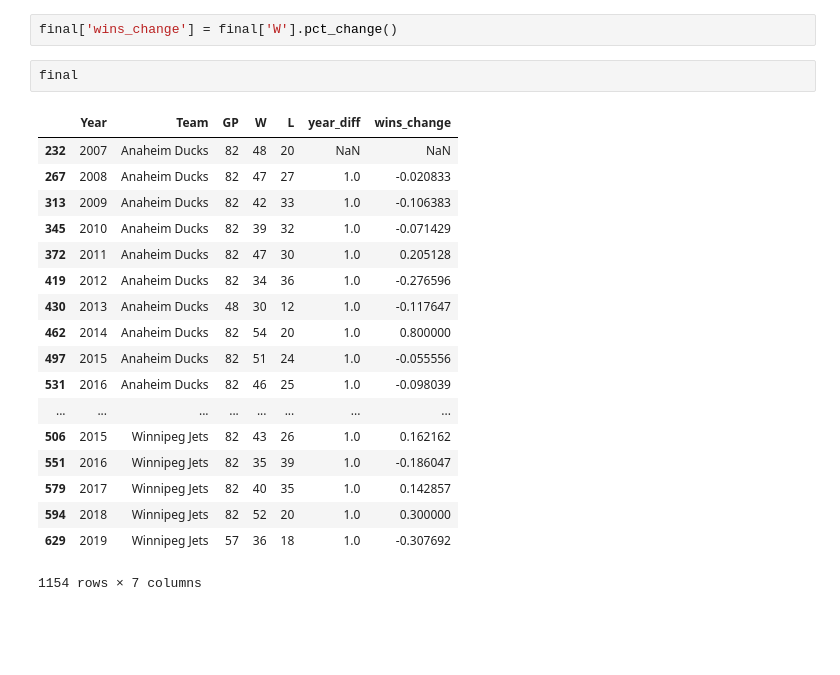
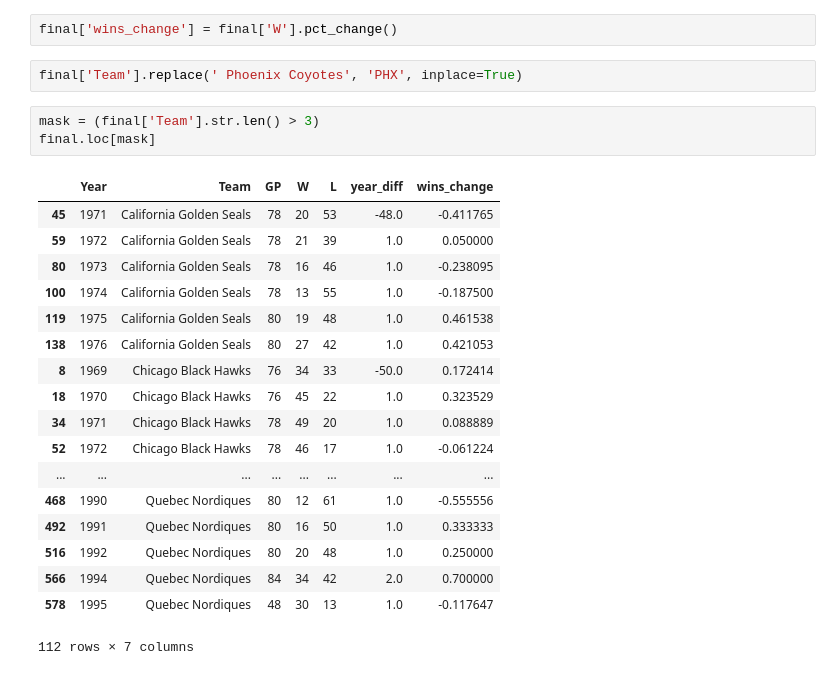
Before and after one commit to AustinMadert/hockey_data_performance, a Jupyter notebook: capstone_project1/cleaning_hockeyref.ipynb, the cells around one changed output. Drawn from its saved outputs; the diff is of its cells as text; blank space fills up the shorter version.

```diff
--- a/capstone_project1/cleaning_hockeyref.ipynb
+++ b/capstone_project1/cleaning_hockeyref.ipynb
@@ -405,24 +405,27 @@ final.sort_values(by=['Team','Year'], inplace=True)
 final['year_diff'] = final['Year'].diff()
 # %%
 final['wins_change'] = final['W'].pct_change()
-# %%
-final
-# %% [output]
-|  | Year | Team | GP | W | L | year_diff | wins_change |
-| 232 | 2007 | Anaheim Ducks | 82 | 48 | 20 | NaN | NaN |
-| 267 | 2008 | Anaheim Ducks | 82 | 47 | 27 | 1.0 | -0.020833 |
-| 313 | 2009 | Anaheim Ducks | 82 | 42 | 33 | 1.0 | -0.106383 |
-| 345 | 2010 | Anaheim Ducks | 82 | 39 | 32 | 1.0 | -0.071429 |
-| 372 | 2011 | Anaheim Ducks | 82 | 47 | 30 | 1.0 | 0.205128 |
-| 419 | 2012 | Anaheim Ducks | 82 | 34 | 36 | 1.0 | -0.276596 |
-| 430 | 2013 | Anaheim Ducks | 48 | 30 | 12 | 1.0 | -0.117647 |
-| 462 | 2014 | Anaheim Ducks | 82 | 54 | 20 | 1.0 | 0.800000 |
-| 497 | 2015 | Anaheim Ducks | 82 | 51 | 24 | 1.0 | -0.055556 |
-| 531 | 2016 | Anaheim Ducks | 82 | 46 | 25 | 1.0 | -0.098039 |
-| ... | ... | ... | ... | ... | ... | ... | ... |
-| 506 | 2015 | Winnipeg Jets | 82 | 43 | 26 | 1.0 | 0.162162 |
-| 551 | 2016 | Winnipeg Jets | 82 | 35 | 39 | 1.0 | -0.186047 |
-| 579 | 2017 | Winnipeg Jets | 82 | 40 | 35 | 1.0 | 0.142857 |
-| 594 | 2018 | Winnipeg Jets | 82 | 52 | 20 | 1.0 | 0.300000 |
-| 629 | 2019 | Winnipeg Jets | 57 | 36 | 18 | 1.0 | -0.307692 |
-1154 rows × 7 columns
+# %%
+final['Team'].replace(' Phoenix Coyotes', 'PHX', inplace=True)
+# %%
+mask = (final['Team'].str.len() > 3)
+final.loc[mask]
+# %% [output]
+|  | Year | Team | GP | W | L | year_diff | wins_change |
+| 45 | 1971 | California Golden Seals | 78 | 20 | 53 | -48.0 | -0.411765 |
+| 59 | 1972 | California Golden Seals | 78 | 21 | 39 | 1.0 | 0.050000 |
+| 80 | 1973 | California Golden Seals | 78 | 16 | 46 | 1.0 | -0.238095 |
+| 100 | 1974 | California Golden Seals | 78 | 13 | 55 | 1.0 | -0.187500 |
+| 119 | 1975 | California Golden Seals | 80 | 19 | 48 | 1.0 | 0.461538 |
+| 138 | 1976 | California Golden Seals | 80 | 27 | 42 | 1.0 | 0.421053 |
+| 8 | 1969 | Chicago Black Hawks | 76 | 34 | 33 | -50.0 | 0.172414 |
+| 18 | 1970 | Chicago Black Hawks | 76 | 45 | 22 | 1.0 | 0.323529 |
+| 34 | 1971 | Chicago Black Hawks | 78 | 49 | 20 | 1.0 | 0.088889 |
+| 52 | 1972 | Chicago Black Hawks | 78 | 46 | 17 | 1.0 | -0.061224 |
+| ... | ... | ... | ... | ... | ... | ... | ... |
+| 468 | 1990 | Quebec Nordiques | 80 | 12 | 61 | 1.0 | -0.555556 |
+| 492 | 1991 | Quebec Nordiques | 80 | 16 | 50 | 1.0 | 0.333333 |
+| 516 | 1992 | Quebec Nordiques | 80 | 20 | 48 | 1.0 | 0.250000 |
+| 566 | 1994 | Quebec Nordiques | 84 | 34 | 42 | 2.0 | 0.700000 |
+| 578 | 1995 | Quebec Nordiques | 48 | 30 | 13 | 1.0 | -0.117647 |
+112 rows × 7 columns
```
Also changed, not shown: 1 other file.
